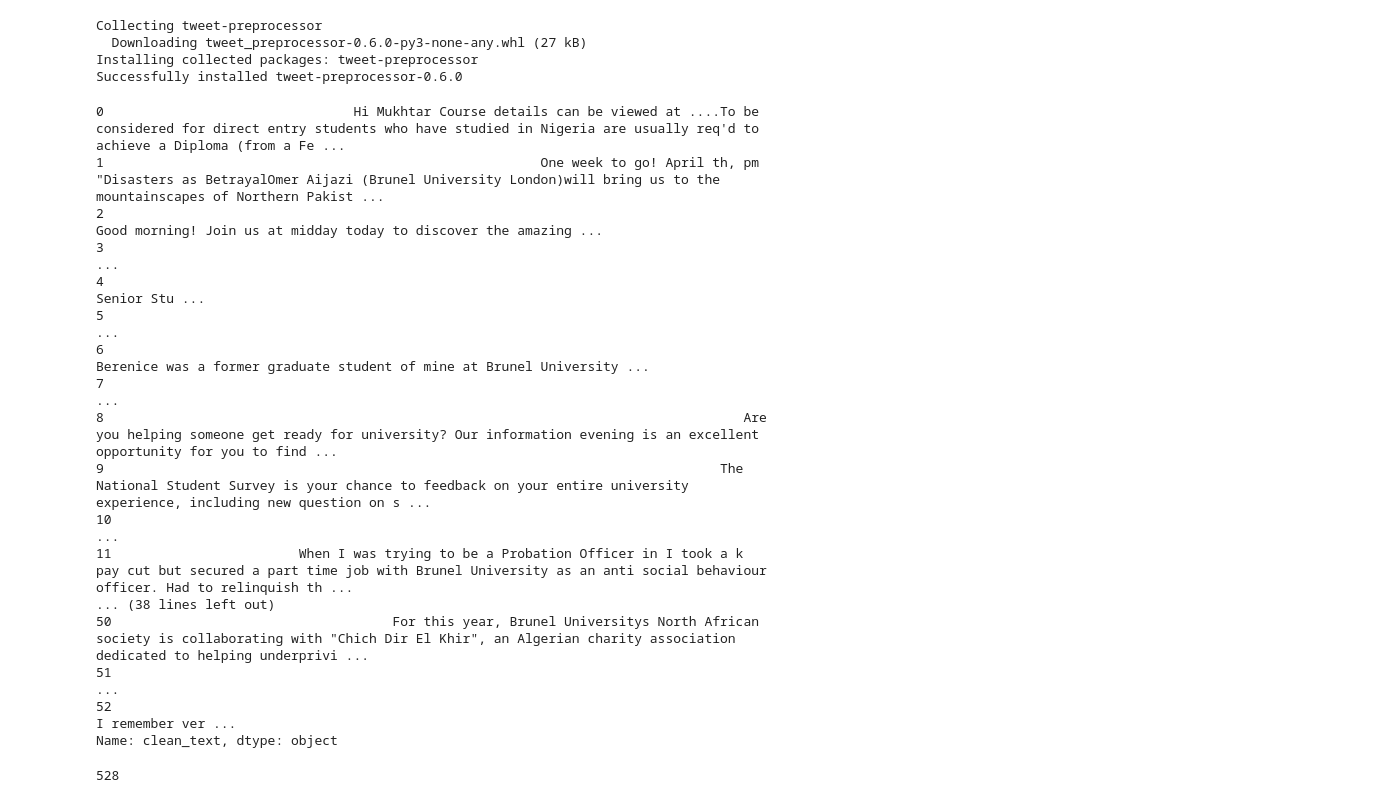
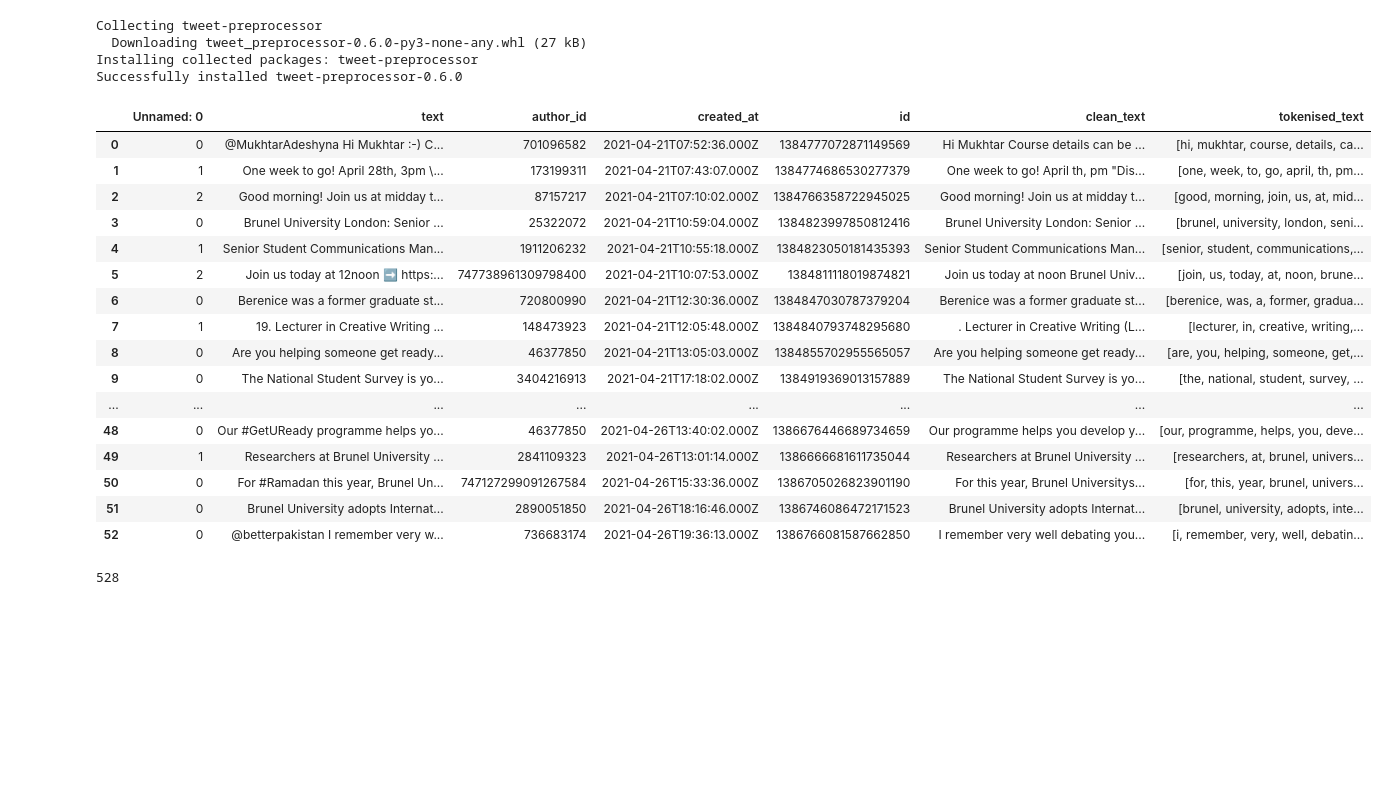
Before and after one commit to JefNtungila/Brunel, a Jupyter notebook: CS5810_Analysis_of_Twitter_Discourse_on_Brunel_University_Using_Python_and_Hadoop_MapReduce_2046825.ipynb, the cells around one changed output. Cells and saved outputs as stored; diff of their text form; code cells hidden in the pictures; blank space fills up the shorter version.

```diff
--- a/CS5810_Analysis_of_Twitter_Discourse_on_Brunel_University_Using_Python_and_Hadoop_MapReduce_2046825.ipynb
+++ b/CS5810_Analysis_of_Twitter_Discourse_on_Brunel_University_Using_Python_and_Hadoop_MapReduce_2046825.ipynb
@@ -203,10 +203,6 @@ Collecting tweet-preprocessor
   Downloading tweet_preprocessor-0.6.0-py3-none-any.whl (27 kB)
 Installing collected packages: tweet-preprocessor
 Successfully installed tweet-preprocessor-0.6.0
-# %%
-import pandas as pd
-
-pd.options.display.max_colwidth = 500
 # %%
 import regex as re
 
@@ -240,25 +236,25 @@ df['tokenised_text'] = df['clean_text'].apply(lambda x: tokenise(x))
 
 text = df['clean_text']
 # %%
-df['clean_text']
+df
 # %% [output]
-0                                Hi Mukhtar Course details can be viewed at ....To be considered for direct entry students who have studied in Nigeria are usually req'd to achieve a Diploma (from a Fe ...
-1                                                        One week to go! April th, pm "Disasters as BetrayalOmer Aijazi (Brunel University London)will bring us to the mountainscapes of Northern Pakist ...
-2                                                                                                                                          Good morning! Join us at midday today to discover the amazing ...
-3                                                                                                                                                                                                        ...
-4                                                                                                                                                                                             Senior Stu ...
-5                                                                                                                                                                                                        ...
-6                                                                                                                                    Berenice was a former graduate student of mine at Brunel University ...
-7                                                                                                                                                                                                        ...
-8                                                                                  Are you helping someone get ready for university? Our information evening is an excellent opportunity for you to find ...
-9                                                                               The National Student Survey is your chance to feedback on your entire university experience, including new question on s ...
-10                                                                                                                                                                                                       ...
-11                        When I was trying to be a Probation Officer in I took a k pay cut but secured a part time job with Brunel University as an anti social behaviour officer. Had to relinquish th ...
-... (38 lines left out)
-50                                    For this year, Brunel Universitys North African society is collaborating with "Chich Dir El Khir", an Algerian charity association dedicated to helping underprivi ...
-51                                                                                                                                                                                                       ...
-52                                                                                                                                                                                        I remember ver ...
-Name: clean_text, dtype: object
+|  | Unnamed: 0 | text | author_id | created_at | id | clean_text | tokenised_text |
+| 0 | 0 | @MukhtarAdeshyna Hi Mukhtar :-) C... | 701096582 | 2021-04-21T07:52:36.000Z | 1384777072871149569 | Hi Mukhtar Course details can be ... | [hi, mukhtar, course, details, ca... |
+| 1 | 1 | One week to go! April 28th, 3pm \... | 173199311 | 2021-04-21T07:43:07.000Z | 1384774686530277379 | One week to go! April th, pm "Dis... | [one, week, to, go, april, th, pm... |
+| 2 | 2 | Good morning! Join us at midday t... | 87157217 | 2021-04-21T07:10:02.000Z | 1384766358722945025 | Good morning! Join us at midday t... | [good, morning, join, us, at, mid... |
+| 3 | 0 | Brunel University London: Senior ... | 25322072 | 2021-04-21T10:59:04.000Z | 1384823997850812416 | Brunel University London: Senior ... | [brunel, university, london, seni... |
+| 4 | 1 | Senior Student Communications Man... | 1911206232 | 2021-04-21T10:55:18.000Z | 1384823050181435393 | Senior Student Communications Man... | [senior, student, communications,... |
+| 5 | 2 | Join us today at 12noon ➡️ https:... | 747738961309798400 | 2021-04-21T10:07:53.000Z | 1384811118019874821 | Join us today at noon Brunel Univ... | [join, us, today, at, noon, brune... |
+| 6 | 0 | Berenice was a former graduate st... | 720800990 | 2021-04-21T12:30:36.000Z | 1384847030787379204 | Berenice was a former graduate st... | [berenice, was, a, former, gradua... |
+| 7 | 1 | 19. Lecturer in Creative Writing ... | 148473923 | 2021-04-21T12:05:48.000Z | 1384840793748295680 | . Lecturer in Creative Writing (L... | [lecturer, in, creative, writing,... |
+| 8 | 0 | Are you helping someone get ready... | 46377850 | 2021-04-21T13:05:03.000Z | 1384855702955565057 | Are you helping someone get ready... | [are, you, helping, someone, get,... |
+| 9 | 0 | The National Student Survey is yo... | 3404216913 | 2021-04-21T17:18:02.000Z | 1384919369013157889 | The National Student Survey is yo... | [the, national, student, survey, ... |
+| ... | ... | ... | ... | ... | ... | ... | ... |
+| 48 | 0 | Our #GetUReady programme helps yo... | 46377850 | 2021-04-26T13:40:02.000Z | 1386676446689734659 | Our programme helps you develop y... | [our, programme, helps, you, deve... |
+| 49 | 1 | Researchers at Brunel University ... | 2841109323 | 2021-04-26T13:01:14.000Z | 1386666681611735044 | Researchers at Brunel University ... | [researchers, at, brunel, univers... |
+| 50 | 0 | For #Ramadan this year, Brunel Un... | 747127299091267584 | 2021-04-26T15:33:36.000Z | 1386705026823901190 | For this year, Brunel Universitys... | [for, this, year, brunel, univers... |
+| 51 | 0 | Brunel University adopts Internat... | 2890051850 | 2021-04-26T18:16:46.000Z | 1386746086472171523 | Brunel University adopts Internat... | [brunel, university, adopts, inte... |
+| 52 | 0 | @betterpakistan I remember very w... | 736683174 | 2021-04-26T19:36:13.000Z | 1386766081587662850 | I remember very well debating you... | [i, remember, very, well, debatin... |
 # %%
 #creating word counter
 
```
Also changed, not shown: parts of 11 cells of this notebook.
